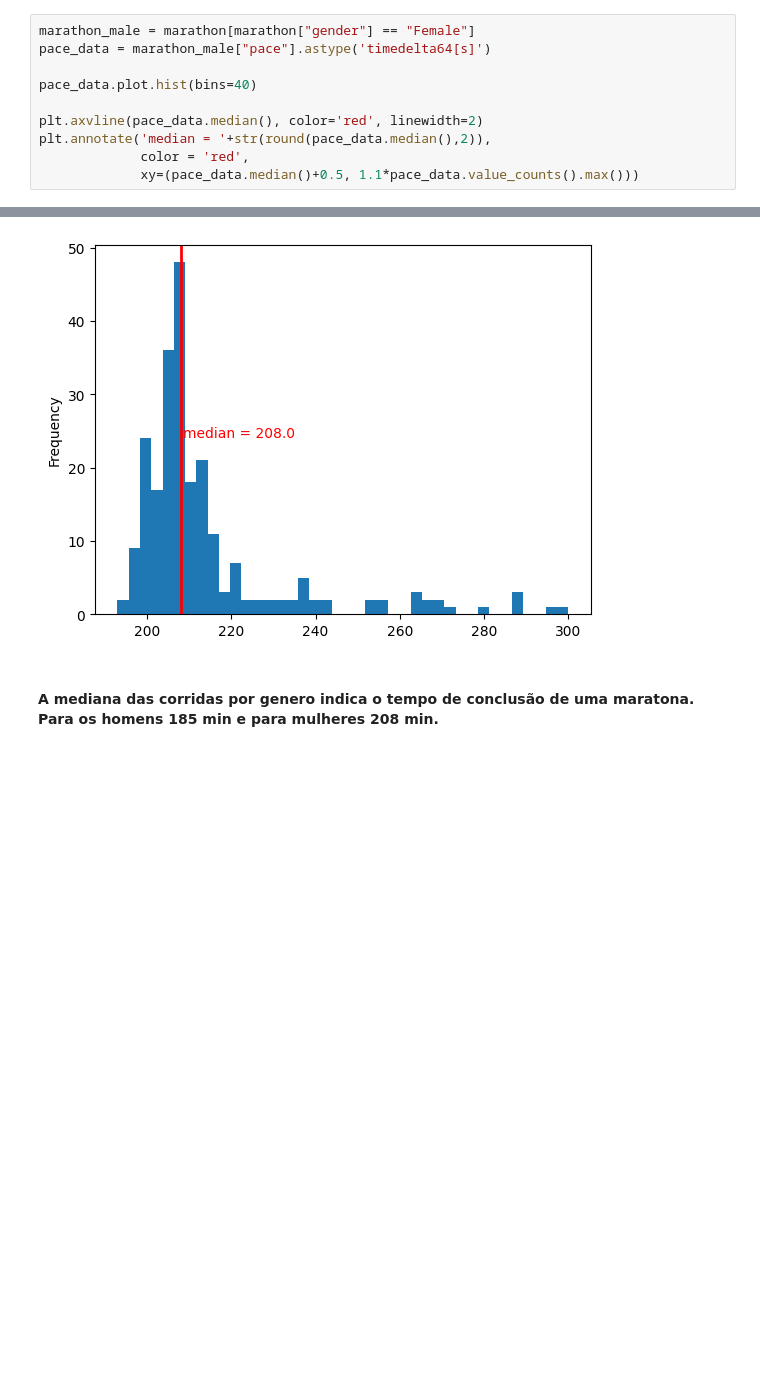
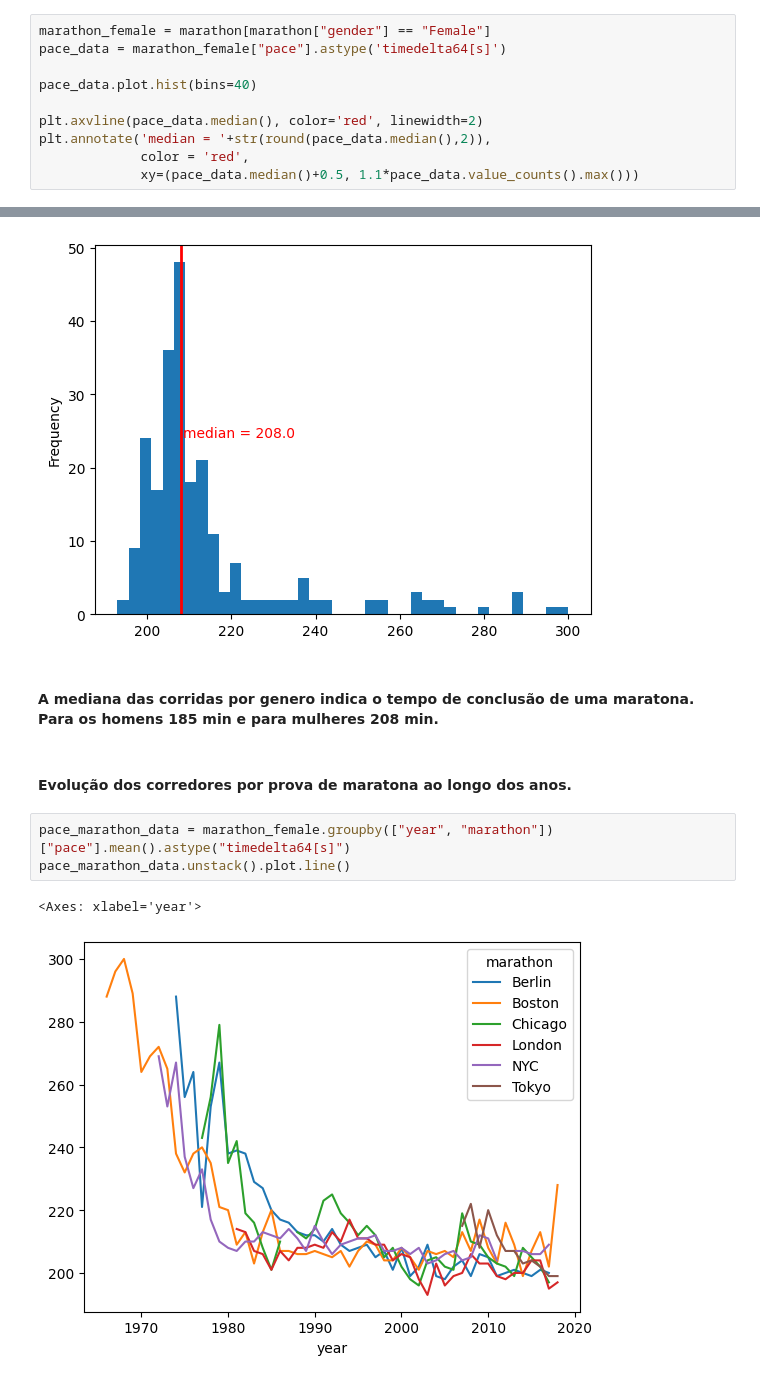
Before and after one commit to TamirisRodrigues/Marathon-EDA, a Jupyter notebook: marathon.ipynb, the cells around one changed output, grey strips where cells are left out. Saved outputs shown, nothing was run; the diff lists cells and outputs as text; blank space fills up the shorter version.

```diff
--- a/marathon.ipynb
+++ b/marathon.ipynb
@@ -62,8 +67,8 @@ plt.annotate('median = '+str(round(pace_data.median(),2)),
 Text(185.5, 30.800000000000004, 'median = 185.0')
 [figure]
 # %%
-marathon_male = marathon[marathon["gender"] == "Female"]
-pace_data = marathon_male["pace"].astype('timedelta64[s]')
+marathon_female = marathon[marathon["gender"] == "Female"]
+pace_data = marathon_female["pace"].astype('timedelta64[s]')
 
 pace_data.plot.hist(bins=40)
 
@@ -76,3 +81,11 @@ Text(208.5, 24.200000000000003, 'median = 208.0')
 [figure]
 # %% [markdown]
 #### A mediana das corridas por genero indica o tempo de conclusão de uma maratona. Para os homens 185 min e para mulheres 208 min.
+# %% [markdown]
+#### Evolução dos corredores por prova de maratona ao longo dos anos.
+# %%
+pace_marathon_data = marathon_female.groupby(["year", "marathon"])["pace"].mean().astype("timedelta64[s]")
+pace_marathon_data.unstack().plot.line()
+# %% [output]
+<Axes: xlabel='year'>
+[figure, added]
```
Also changed, not shown: parts of 3 cells of this notebook.
